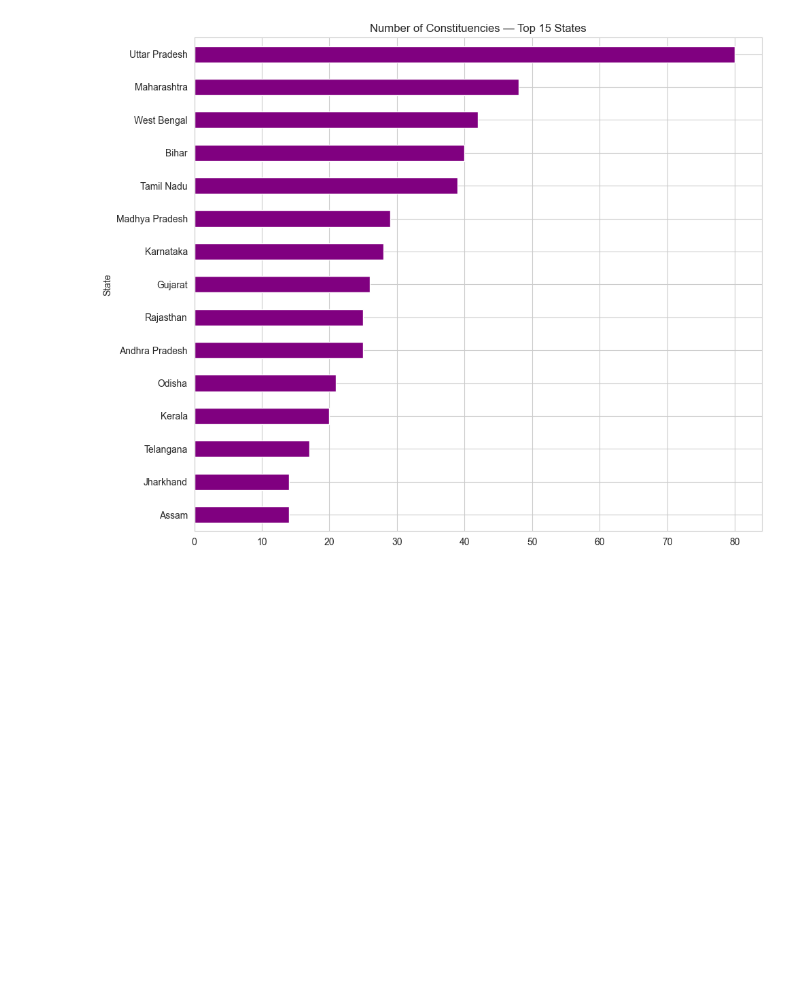
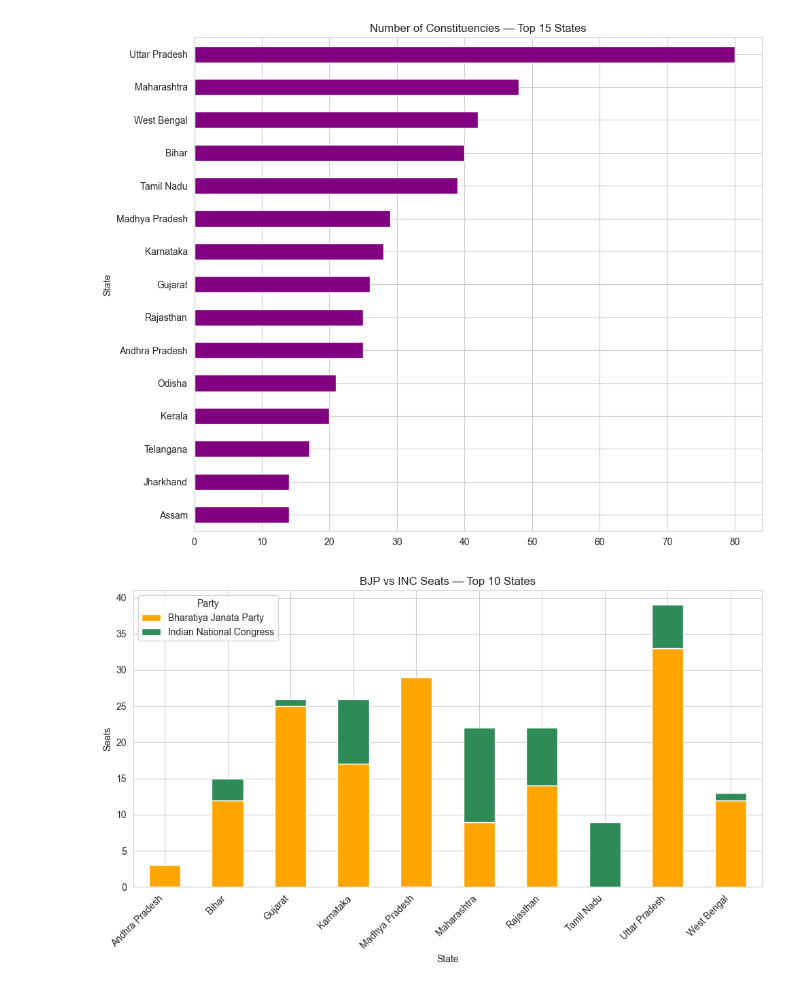
Before and after one commit to geershatisaxena/Election, a Jupyter notebook: res.ipynb, the cells around one changed output. Drawn from its saved outputs; the diff is of its cells as text; code cells hidden in the pictures; blank space fills up the shorter version.

```diff
--- a/res.ipynb
+++ b/res.ipynb
@@ -1126,3 +1121,15 @@ plt.gca().invert_yaxis()
 plt.tight_layout()
 # %% [output]
 [figure]
+# %%
+top_states = seats_per_state.head(10).index
+bjp_inc = winners[winners["State"].isin(top_states) & winners["Party"].isin(
+    ["Bharatiya Janata Party", "Indian National Congress"])]
+stacked = pd.crosstab(bjp_inc["State"], bjp_inc["Party"])
+stacked.plot(kind="bar", stacked=True, figsize=(10, 6), color=["orange", "seagreen"])
+plt.title("BJP vs INC Seats — Top 10 States")
+plt.ylabel("Seats")
+plt.xticks(rotation=45, ha="right")
+plt.tight_layout()
+# %% [output]
+[figure, added]
```
Also changed, not shown: parts of 12 cells of this notebook.
